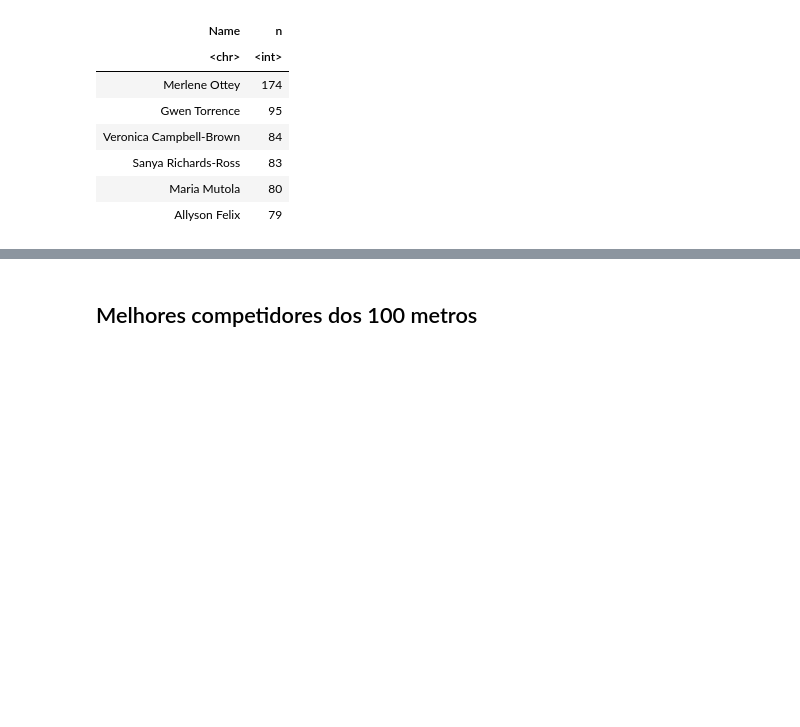
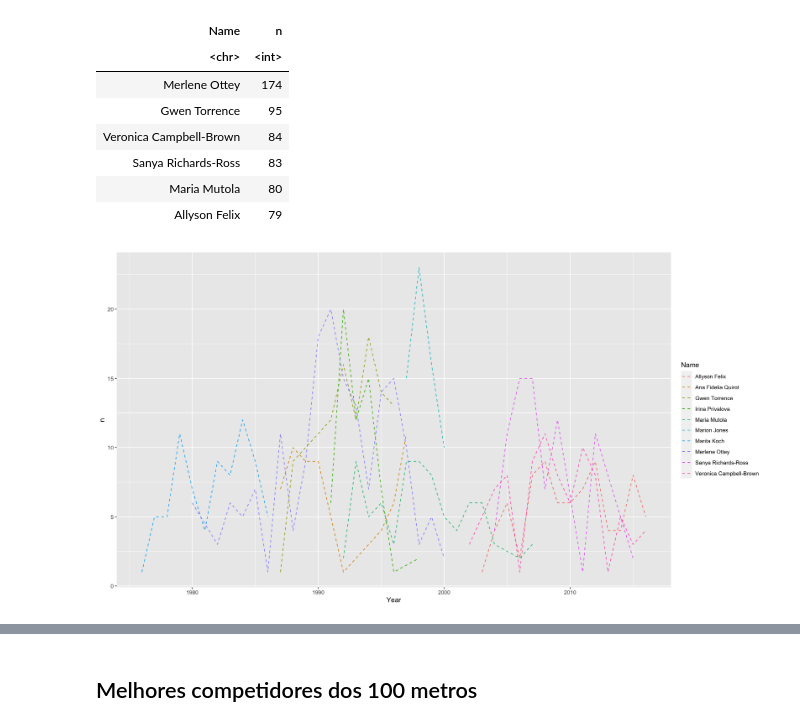
Before and after one commit to TomasLira/Sprint-and-Marathon-analysis, a Jupyter notebook: ExploratoryAnalysisRunners.ipynb, the cells around one changed output, grey strips where cells are left out. Saved outputs shown, nothing was run; the diff lists cells and outputs as text; code cells hidden in the pictures; blank space fills up the shorter version.

```diff
--- a/ExploratoryAnalysisRunners.ipynb
+++ b/ExploratoryAnalysisRunners.ipynb
@@ -247,7 +251,9 @@ group_by(Name) |>
 filter(Place == 1 | Place == 2 | Place == 3) |>
 count(Name,sort = TRUE)
 
+most_medals_women <- head(most_medals_women,10)
 head(most_medals_women)
+most_medals_women_list = as.list(most_medals_women$Name)
 # %% [output]
 A grouped_df: 6 x 2
 | Name | n |
@@ -258,3 +264,13 @@ A grouped_df: 6 x 2
 | Sanya Richards-Ross | 83 |
 | Maria Mutola | 80 |
 | Allyson Felix | 79 |
+# %%
+medals_over_time_fastest_women <- runners_women |>
+filter(Name %in% most_medals_women_list) |>
+group_by(Year) |>
+filter(Place == 1 | Place == 2 | Place == 3) |>
+count(Name,sort = TRUE)
+
+ggplot(data = medals_over_time_fastest_women, mapping = aes(x = Year, y = n,color = Name)) + geom_line(linetype = "dashed")
+# %% [output]
+[figure, added]
```
Also changed, not shown: parts of 6 cells of this notebook.
